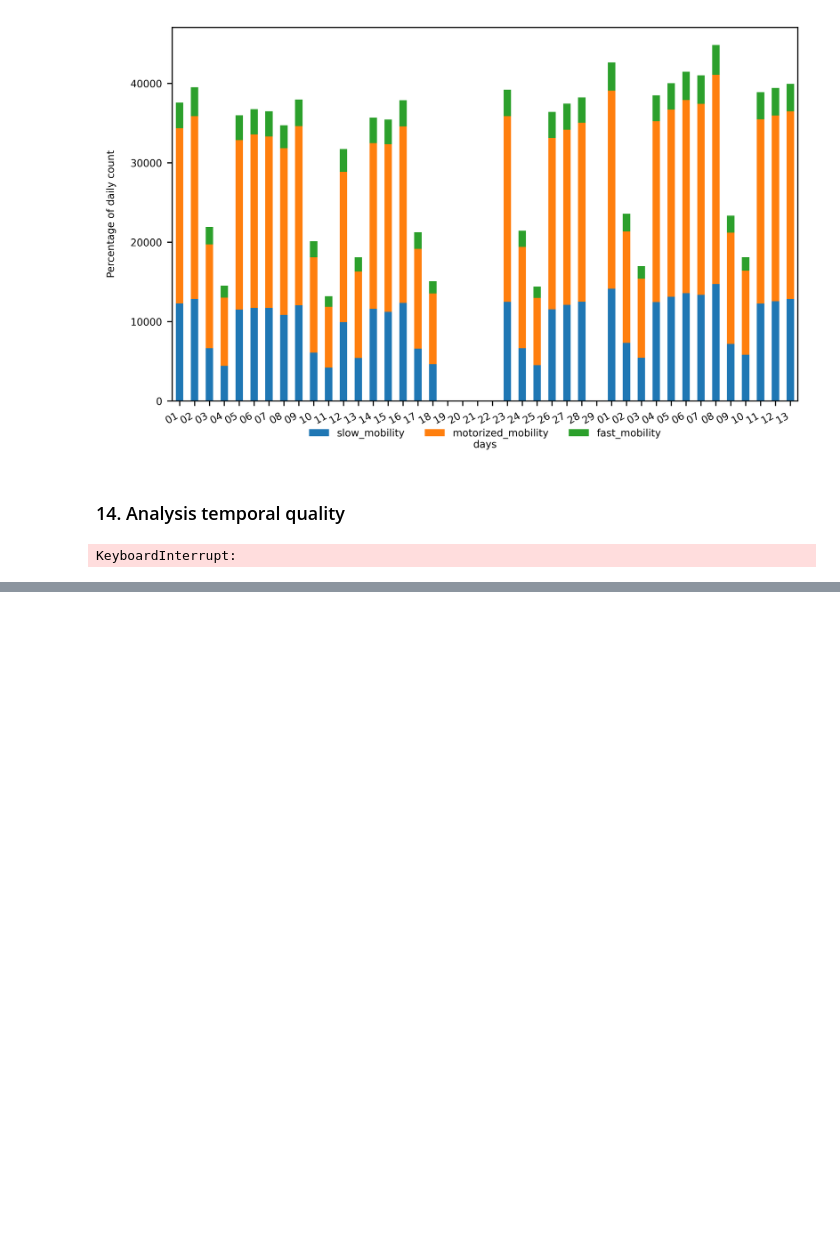
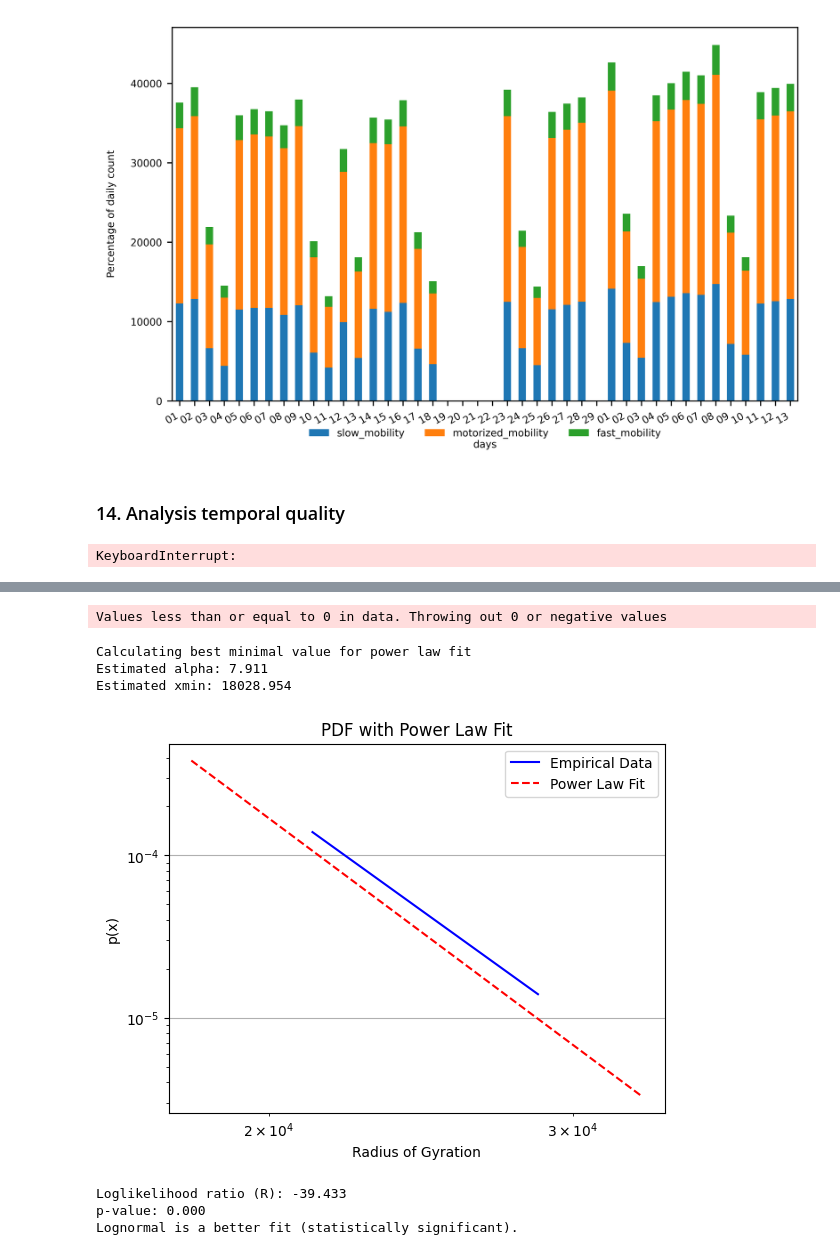
Before and after one commit to kfilonchik/mobility4py, a Jupyter notebook: staypoints-trackintel.ipynb, the cells around one changed output, grey strips where cells are left out. Cells and saved outputs as stored; diff of their text form; code cells hidden in the pictures; blank space fills up the shorter version.

```diff
--- a/staypoints-trackintel.ipynb
+++ b/staypoints-trackintel.ipynb
@@ -560,0 +596,2 @@ KeyboardInterrupt:
+# %%
+hmw_osna_user_3101_ = hmw_osna_user_3101[hmw_osna_user_3101 ['purpose'].notna()]
@@ -560,0 +747,2 @@ KeyboardInterrupt:
+# %%
+f=hmw_osna_user_3101_.loc[hmw_osna_user_3101_['location_id'] == 472404]
@@ -560,0 +844,43 @@ KeyboardInterrupt:
+# %%
+import powerlaw
+
+def check_powerlaw(m_gyration):
+    results = powerlaw.Fit(m_gyration, discrete=False)  # use discrete=True if your data are integers
+    alpha = results.power_law.alpha
+    xmin = results.power_law.xmin
+
+    print(f"Estimated alpha: {alpha:.3f}")
+    print(f"Estimated xmin: {xmin:.3f}")
+
+    # Visual inspection
+    results.plot_pdf(color='b', label='Empirical Data')
+    results.power_law.plot_pdf(color='r', linestyle='--', label='Power Law Fit')
+    plt.legend()
+    plt.title('PDF with Power Law Fit')
+    plt.xlabel('Radius of Gyration')
+    plt.ylabel('p(x)')
+    plt.grid(True)
+    plt.show()
+
+    # Compare with other distributions (e.g. lognormal)
+    R, p = results.distribution_compare('power_law', 'lognormal')
+    print(f"\nLoglikelihood ratio (R): {R:.3f}")
+    print(f"p-value: {p:.3f}")
+
+    if R > 0 and p < 0.05:
+        print("Power law is a better fit (statistically significant).")
+    elif R < 0 and p < 0.05:
+        print("Lognormal is a better fit (statistically significant).")
+    else:
+        print("No strong statistical preference between power law and lognormal.")
+# %%
+check_powerlaw(m_gyration)
+# %% [output]
+Values less than or equal to 0 in data. Throwing out 0 or negative values
+Calculating best minimal value for power law fit
+Estimated alpha: 7.911
+Estimated xmin: 18028.954
+[figure, added]
+Loglikelihood ratio (R): -39.433
+p-value: 0.000
+Lognormal is a better fit (statistically significant).
```
Also changed, not shown: parts of 56 cells of this notebook, 13 other files.
